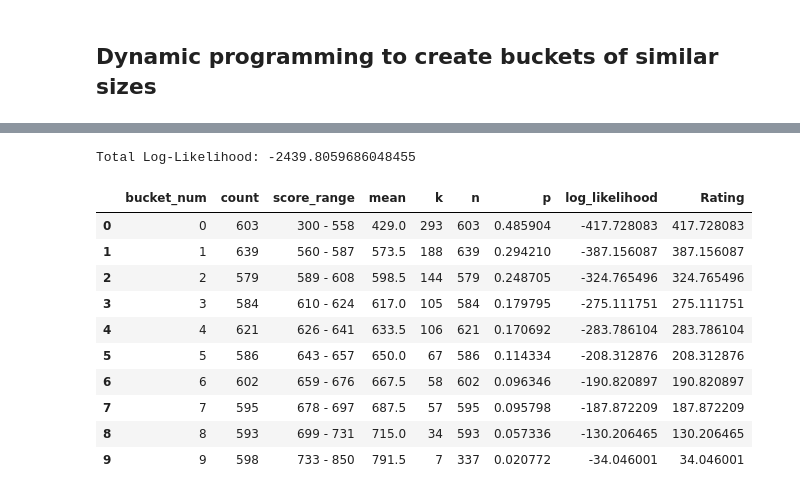
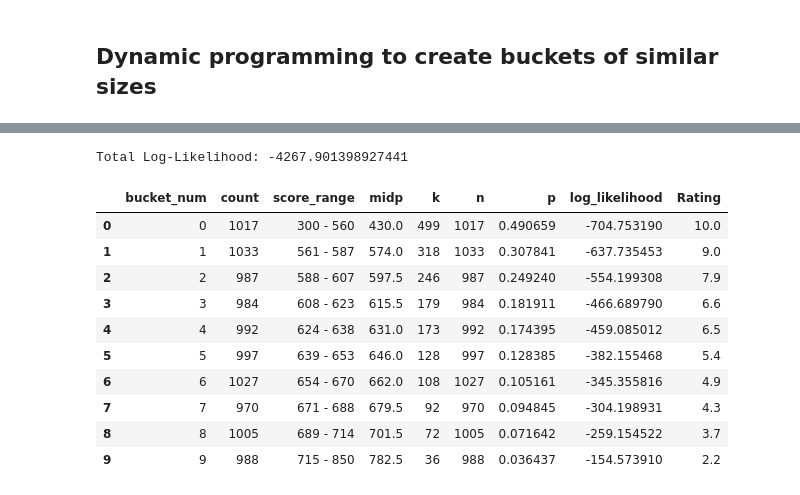
Before and after one commit to rockett-m/JPMC-Quant-Research, a Jupyter notebook: TaskFour/TaskFour_FicoScoreQuantization.ipynb, the cells around one changed output, grey strips where cells are left out. Drawn from its saved outputs; the diff is of its cells as text; code cells hidden in the pictures.

Commit message:
adding most recent version of fico score quantization

```diff
--- a/TaskFour/TaskFour_FicoScoreQuantization.ipynb
+++ b/TaskFour/TaskFour_FicoScoreQuantization.ipynb
@@ -455,24 +384,3 @@ Total Log-Likelihood: -2711.671844266432
 #### The high credit scores should not be more likley to default than the middle group (looking at p_i, the default percentage). The closer to 0 for log likelihood, the more likely the event (default). Therefore, since log likelihood is influenced by the n_i number of borrowers, we should aim to have similar amounts of borrowers in each bucket to get comparable log likelihood results.
 # %% [markdown]
 ## Dynamic programming to create buckets of similar sizes
-# %%
-# All features
-features = ['fico_score']
-target = 'default'
-
-df = pd.read_csv(data_file)
-# binary target (default = 1, no default = 0)
-X, y = df[features], df[target]
-
-# 20% data allocated to test (don't use til absolute end)
-X_train_80pct, X_test_20pct, y_train_80pct, y_test_20pct = train_test_split(
-    X, y, test_size=0.2, random_state=42
-)
-
-# 25% of the 80% train data to model validation (20% overall data)
-# 60% of data for model training
-X_train_60pct, X_val_20pct, y_train_60pct, y_val_20pct = train_test_split(
-    X_train_80pct, y_train_80pct, test_size=0.25, random_state=42
-)
-
-X_train_60pct.head(5)
@@ -571,51 +472,54 @@ df_dynamic_buckets['bucket_num'] = bucket_dict.keys()
 df_dynamic_buckets['count'] = df_dynamic_buckets['bucket_num'].apply(lambda x: bucket_dict[x]['count'])
 df_dynamic_buckets['score_range'] = \
     df_dynamic_buckets['bucket_num'].apply(lambda x: f"{bucket_dict[x]['lower_score_bound']} - {bucket_dict[x]['upper_score_bound']}")
-df_dynamic_buckets['mean'] = df_dynamic_buckets['bucket_num'].apply(lambda x: (bucket_dict[x]['lower_score_bound'] + bucket_dict[x]['upper_score_bound']) / 2)
+df_dynamic_buckets['midp'] = df_dynamic_buckets['bucket_num'].apply(lambda x: (bucket_dict[x]['lower_score_bound'] + bucket_dict[x]['upper_score_bound']) / 2)
 
 # apply our count rules on the X_train_60pct to assign buckets and calc log likelihood
 df_temp = pd.DataFrame(columns=['fico_score', 'default', 'bucket_num'],
-                       index=X_train_60pct.index)
-df_temp['fico_score'] = X_train_60pct['fico_score']
-df_temp['default'] = y_train_60pct
+                       index=X.index)
+df_temp['fico_score'] = X['fico_score']
+df_temp['default'] = y
 # use dynamic df lower and upper bound on df temp scores to bucketize
 for score in df_temp['fico_score']:
     for bucket_num, bucket in bucket_dict.items():
         if bucket['lower_score_bound'] <= score <= bucket['upper_score_bound']:
             df_temp.loc[df_temp['fico_score'] == score, 'bucket_num'] = bucket_num
             break
 
 # Log Likelihood
 df_dynamic_buckets['k'] = df_temp.groupby('bucket_num')['default'].apply(lambda x: (x == 1).sum())
 df_dynamic_buckets['k'] = df_dynamic_buckets['k'].fillna(0).astype(int) # counts always integers
 
 df_dynamic_buckets['n'] = df_temp.groupby('bucket_num')['default'].apply(lambda x: (x == 0).sum())
 df_dynamic_buckets['n'] += df_dynamic_buckets['k'] # add defaults to non defaults for total
 df_dynamic_buckets['n'] = df_dynamic_buckets['n'].fillna(0).astype(int) # counts always integers
 
 df_dynamic_buckets['p'] = df_dynamic_buckets['k'] / df_dynamic_buckets['n']
 
 df_dynamic_buckets['log_likelihood'] = df_dynamic_buckets['k'] * np.log( df_dynamic_buckets['p'] ) \
     + ( df_dynamic_buckets['n'] - df_dynamic_buckets['k'] ) * np.log( 1 - df_dynamic_buckets['p'] )
 
-df_dynamic_buckets['Rating'] = abs(df_dynamic_buckets['log_likelihood'])
+# make pos, % 100, use max score as scaled max score, apply scaling from 0.0 to 10.0
+df_dynamic_buckets['Rating'] = abs(df_dynamic_buckets['log_likelihood']) / 100
+df_dynamic_buckets['Rating'] = round(df_dynamic_buckets['Rating'] / df_dynamic_buckets['Rating'].max() * 10, 1)
 
+# make every value be 0 in case there are empty buckets
 df_dynamic_buckets = df_dynamic_buckets.fillna(0)
 
 total_log_likelihood = df_dynamic_buckets['log_likelihood'].sum()
 print(f"Total Log-Likelihood: {total_log_likelihood}")
 
 df_dynamic_buckets
 # %% [output]
-Total Log-Likelihood: -2439.8059686048455
+Total Log-Likelihood: -4267.901398927441
-|  | bucket_num | count | score_range | mean | k | n | p | log_likelihood | Rating |
-| 0 | 0 | 603 | 300 - 558 | 429.0 | 293 | 603 | 0.485904 | -417.728083 | 417.728083 |
-| 1 | 1 | 639 | 560 - 587 | 573.5 | 188 | 639 | 0.294210 | -387.156087 | 387.156087 |
-| 2 | 2 | 579 | 589 - 608 | 598.5 | 144 | 579 | 0.248705 | -324.765496 | 324.765496 |
-| 3 | 3 | 584 | 610 - 624 | 617.0 | 105 | 584 | 0.179795 | -275.111751 | 275.111751 |
-| 4 | 4 | 621 | 626 - 641 | 633.5 | 106 | 621 | 0.170692 | -283.786104 | 283.786104 |
-| 5 | 5 | 586 | 643 - 657 | 650.0 | 67 | 586 | 0.114334 | -208.312876 | 208.312876 |
-| 6 | 6 | 602 | 659 - 676 | 667.5 | 58 | 602 | 0.096346 | -190.820897 | 190.820897 |
-| 7 | 7 | 595 | 678 - 697 | 687.5 | 57 | 595 | 0.095798 | -187.872209 | 187.872209 |
-| 8 | 8 | 593 | 699 - 731 | 715.0 | 34 | 593 | 0.057336 | -130.206465 | 130.206465 |
-| 9 | 9 | 598 | 733 - 850 | 791.5 | 7 | 337 | 0.020772 | -34.046001 | 34.046001 |
+|  | bucket_num | count | score_range | midp | k | n | p | log_likelihood | Rating |
+| 0 | 0 | 1017 | 300 - 560 | 430.0 | 499 | 1017 | 0.490659 | -704.753190 | 10.0 |
+| 1 | 1 | 1033 | 561 - 587 | 574.0 | 318 | 1033 | 0.307841 | -637.735453 | 9.0 |
+| 2 | 2 | 987 | 588 - 607 | 597.5 | 246 | 987 | 0.249240 | -554.199308 | 7.9 |
+| 3 | 3 | 984 | 608 - 623 | 615.5 | 179 | 984 | 0.181911 | -466.689790 | 6.6 |
+| 4 | 4 | 992 | 624 - 638 | 631.0 | 173 | 992 | 0.174395 | -459.085012 | 6.5 |
+| 5 | 5 | 997 | 639 - 653 | 646.0 | 128 | 997 | 0.128385 | -382.155468 | 5.4 |
+| 6 | 6 | 1027 | 654 - 670 | 662.0 | 108 | 1027 | 0.105161 | -345.355816 | 4.9 |
+| 7 | 7 | 970 | 671 - 688 | 679.5 | 92 | 970 | 0.094845 | -304.198931 | 4.3 |
+| 8 | 8 | 1005 | 689 - 714 | 701.5 | 72 | 1005 | 0.071642 | -259.154522 | 3.7 |
+| 9 | 9 | 988 | 715 - 850 | 782.5 | 36 | 988 | 0.036437 | -154.573910 | 2.2 |
```
Also changed, not shown: parts of 21 cells of this notebook.
